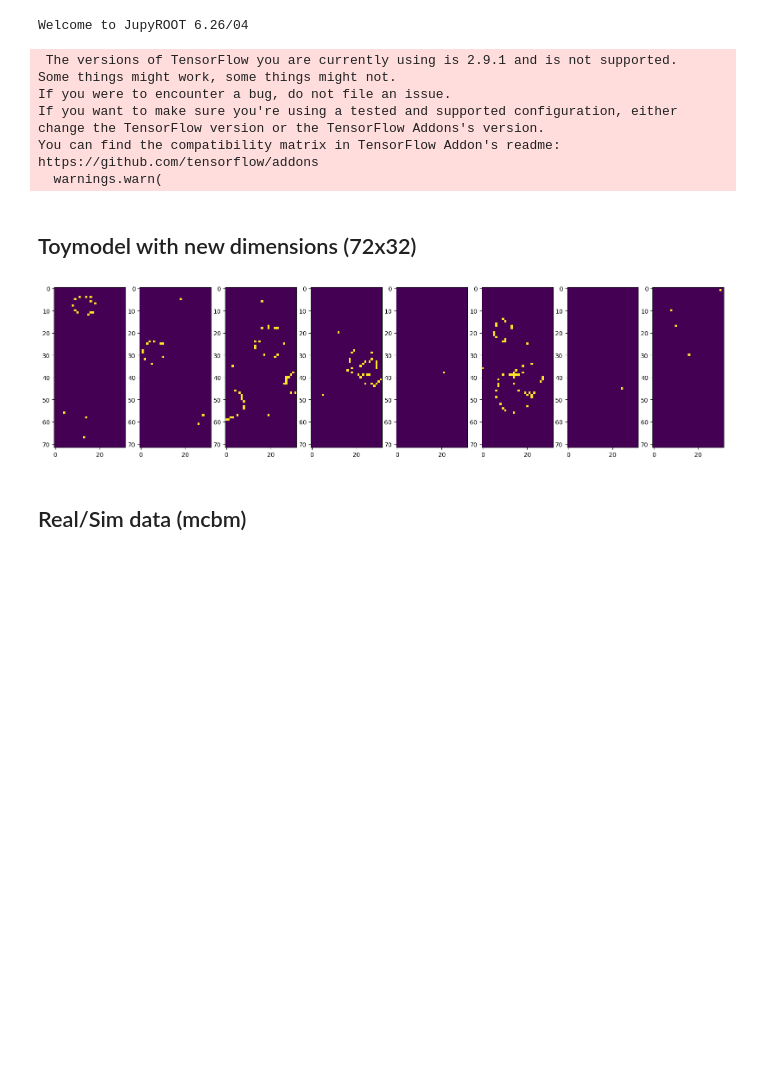
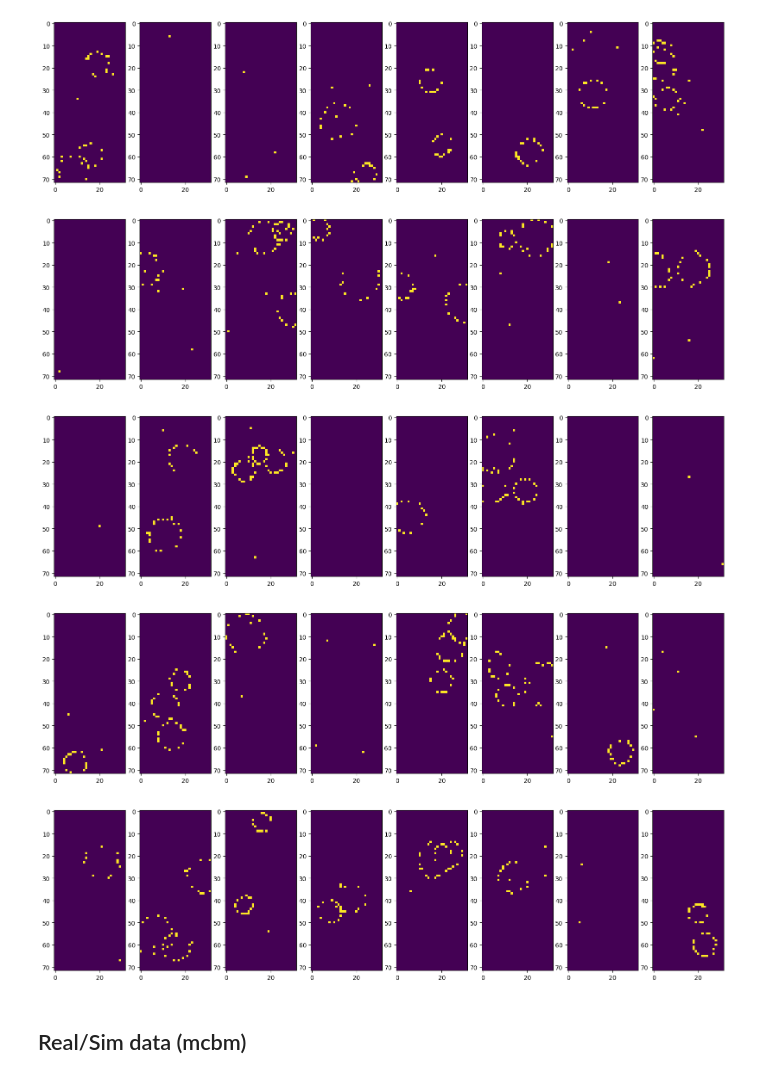
Before and after one commit to borkh/mcbm-ring-reco, a Jupyter notebook: notebooks/real_sim_data.ipynb, the cells around one changed output. Drawn from its saved outputs; the diff is of its cells as text; code cells hidden in the pictures; blank space fills up the shorter version.

```diff
--- a/notebooks/real_sim_data.ipynb
+++ b/notebooks/real_sim_data.ipynb
@@ -1,35 +1,28 @@
 # %%
 #!/usr/bin/env python3
-import sys
+import sys, os
 sys.path.append("..")
 
 from model import *
 from utils import *
 from sweep_configs import *
 from wandb.keras import WandbCallback
 from create_data import *
 from train import *
 %matplotlib inline
 
 ## ---------------------- load data ----------------------------------------
 ins, os, hpr, rn = (72,32,1), 15, (10, 20), 0.05
-gen = DataGen(ins, os, hpr, rn)
-X, y, z = gen.create_datasets(100)
+gen = DataGen(ins, hpr, rn)
+x, y = gen.create_dataset(500)
+
+display_images(1, 8, x, 5)
 # %% [output]
-Welcome to JupyROOT 6.26/04
- The versions of TensorFlow you are currently using is 2.9.1 and is not supported.
-Some things might work, some things might not.
-If you were to encounter a bug, do not file an issue.
-If you want to make sure you're using a tested and supported configuration, either change the TensorFlow version or the TensorFlow Addons's version.
-You can find the compatibility matrix in TensorFlow Addon's readme:
-https://github.com/tensorflow/addons
-  warnings.warn(
+[figure, added]
+[figure, added]
+[figure, added]
+[figure, added]
+[figure, added]
-# %% [markdown]
-## Toymodel with new dimensions (72x32)
-# %%
-display_images(1, 8, X, 1)
-# %% [output]
-[figure, removed]
 # %% [markdown]
 ## Real/Sim data (mcbm)
 # %%
```
Also changed, not shown: parts of 4 cells of this notebook, 4 other files.
